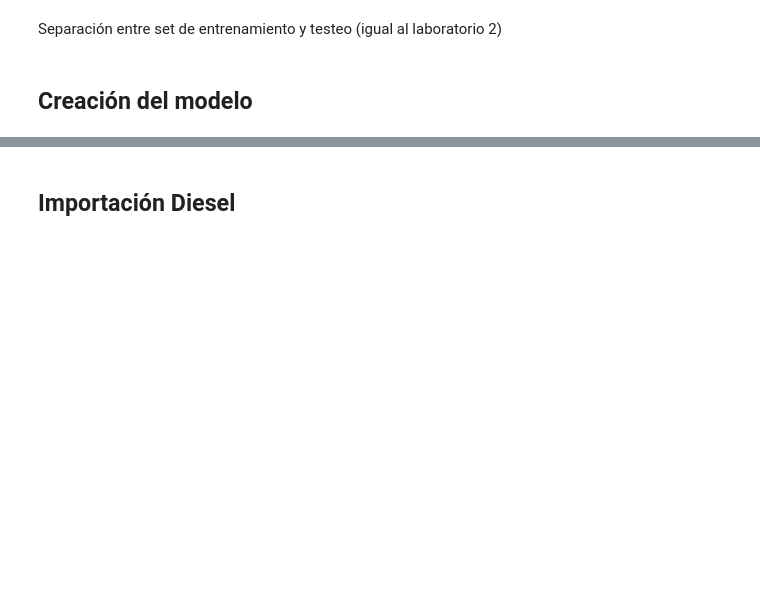
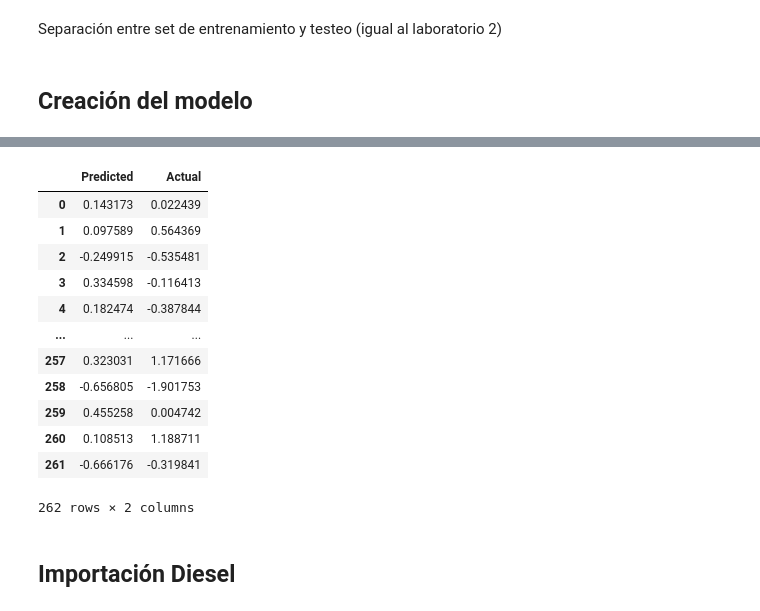
Before and after one commit to PedroMarro11/lab03DS, a Jupyter notebook: lab03.ipynb, the cells around one changed output, grey strips where cells are left out. Cells and saved outputs as stored; diff of their text form; code cells hidden in the pictures; blank space fills up the shorter version.

```diff
--- a/lab03.ipynb
+++ b/lab03.ipynb
@@ -228,0 +221,3 @@ Input tensor `sequential_1/lstm_1/ReadVariableOp:0` enters the loop with shape (
+# %%
+train_preds = modelo1.predict(x_train).flatten()
+resultDF = pd.DataFrame({'Predicted': train_preds, 'Actual': y_train})
@@ -229,3 +226,19 @@ Input tensor `sequential_1/lstm_1/ReadVariableOp:0` enters the loop with shape (
+# %%
+resultDF
+# %% [output]
+|  | Predicted | Actual |
+| 0 | 0.143173 | 0.022439 |
+| 1 | 0.097589 | 0.564369 |
+| 2 | -0.249915 | -0.535481 |
+| 3 | 0.334598 | -0.116413 |
+| 4 | 0.182474 | -0.387844 |
+| ... | ... | ... |
+| 257 | 0.323031 | 1.171666 |
+| 258 | -0.656805 | -1.901753 |
+| 259 | 0.455258 | 0.004742 |
+| 260 | 0.108513 | 1.188711 |
+| 261 | -0.666176 | -0.319841 |
+262 rows × 2 columns
 # %% [markdown]
 ## Importación Diesel
 # %%
```
Also changed, not shown: parts of 12 cells of this notebook.
